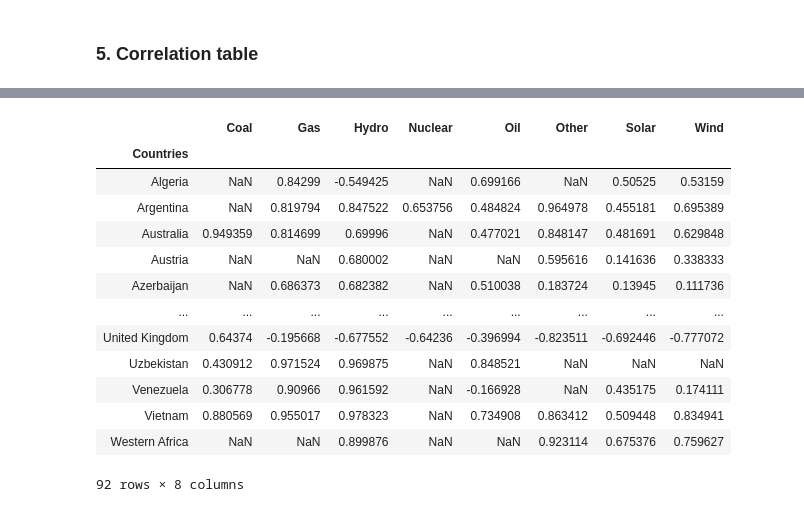
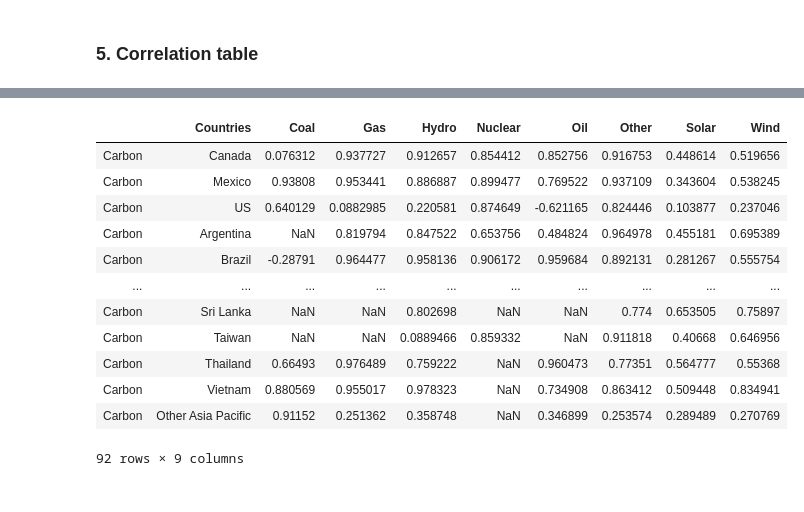
Before and after one commit to Tayzerdo/Renewable-energy, a Jupyter notebook: Comparison.ipynb, the cells around one changed output, grey strips where cells are left out. Saved outputs shown, nothing was run; the diff lists cells and outputs as text; code cells hidden in the pictures.

```diff
--- a/Comparison.ipynb
+++ b/Comparison.ipynb
@@ -59,6 +59,6 @@ Index(['Canada', 'Mexico', 'US', 'Total North America', 'Argentina', 'Brazil',
       dtype='object', name='Countries')
 # %%
 #Take the countries
-Countries = Places[~Places.str.startswith('Total')].sort_values()
-display(Countries)
+Countries = Places[~Places.str.startswith('Total')]#.sort_values()
+Countries
 # %% [output]
@@ -274,20 +331,18 @@ Western Africa don't have information of Coal
 # %%
 # Set the correlation with Carbon for each countrie
 a.rename(columns={'Carbon':'Countries'}, inplace =True)
-a.set_index('Countries', inplace=True)
 display(a)
 # %% [output]
-|  | Coal | Gas | Hydro | Nuclear | Oil | Other | Solar | Wind |
-| Countries |  |  |  |  |  |  |  |  |
-| Algeria | NaN | 0.84299 | -0.549425 | NaN | 0.699166 | NaN | 0.50525 | 0.53159 |
-| Argentina | NaN | 0.819794 | 0.847522 | 0.653756 | 0.484824 | 0.964978 | 0.455181 | 0.695389 |
-| Australia | 0.949359 | 0.814699 | 0.69996 | NaN | 0.477021 | 0.848147 | 0.481691 | 0.629848 |
-| Austria | NaN | NaN | 0.680002 | NaN | NaN | 0.595616 | 0.141636 | 0.338333 |
-| Azerbaijan | NaN | 0.686373 | 0.682382 | NaN | 0.510038 | 0.183724 | 0.13945 | 0.111736 |
-| ... | ... | ... | ... | ... | ... | ... | ... | ... |
-| United Kingdom | 0.64374 | -0.195668 | -0.677552 | -0.64236 | -0.396994 | -0.823511 | -0.692446 | -0.777072 |
-| Uzbekistan | 0.430912 | 0.971524 | 0.969875 | NaN | 0.848521 | NaN | NaN | NaN |
-| Venezuela | 0.306778 | 0.90966 | 0.961592 | NaN | -0.166928 | NaN | 0.435175 | 0.174111 |
-| Vietnam | 0.880569 | 0.955017 | 0.978323 | NaN | 0.734908 | 0.863412 | 0.509448 | 0.834941 |
-| Western Africa | NaN | NaN | 0.899876 | NaN | NaN | 0.923114 | 0.675376 | 0.759627 |
+|  | Countries | Coal | Gas | Hydro | Nuclear | Oil | Other | Solar | Wind |
+| Carbon | Canada | 0.076312 | 0.937727 | 0.912657 | 0.854412 | 0.852756 | 0.916753 | 0.448614 | 0.519656 |
+| Carbon | Mexico | 0.93808 | 0.953441 | 0.886887 | 0.899477 | 0.769522 | 0.937109 | 0.343604 | 0.538245 |
+| Carbon | US | 0.640129 | 0.0882985 | 0.220581 | 0.874649 | -0.621165 | 0.824446 | 0.103877 | 0.237046 |
+| Carbon | Argentina | NaN | 0.819794 | 0.847522 | 0.653756 | 0.484824 | 0.964978 | 0.455181 | 0.695389 |
+| Carbon | Brazil | -0.28791 | 0.964477 | 0.958136 | 0.906172 | 0.959684 | 0.892131 | 0.281267 | 0.555754 |
+| ... | ... | ... | ... | ... | ... | ... | ... | ... | ... |
+| Carbon | Sri Lanka | NaN | NaN | 0.802698 | NaN | NaN | 0.774 | 0.653505 | 0.75897 |
+| Carbon | Taiwan | NaN | NaN | 0.0889466 | 0.859332 | NaN | 0.911818 | 0.40668 | 0.646956 |
+| Carbon | Thailand | 0.66493 | 0.976489 | 0.759222 | NaN | 0.960473 | 0.77351 | 0.564777 | 0.55368 |
+| Carbon | Vietnam | 0.880569 | 0.955017 | 0.978323 | NaN | 0.734908 | 0.863412 | 0.509448 | 0.834941 |
+| Carbon | Other Asia Pacific | 0.91152 | 0.251362 | 0.358748 | NaN | 0.346899 | 0.253574 | 0.289489 | 0.270769 |
-92 rows × 8 columns
+92 rows × 9 columns
```
Also changed, not shown: parts of 22 cells of this notebook.
